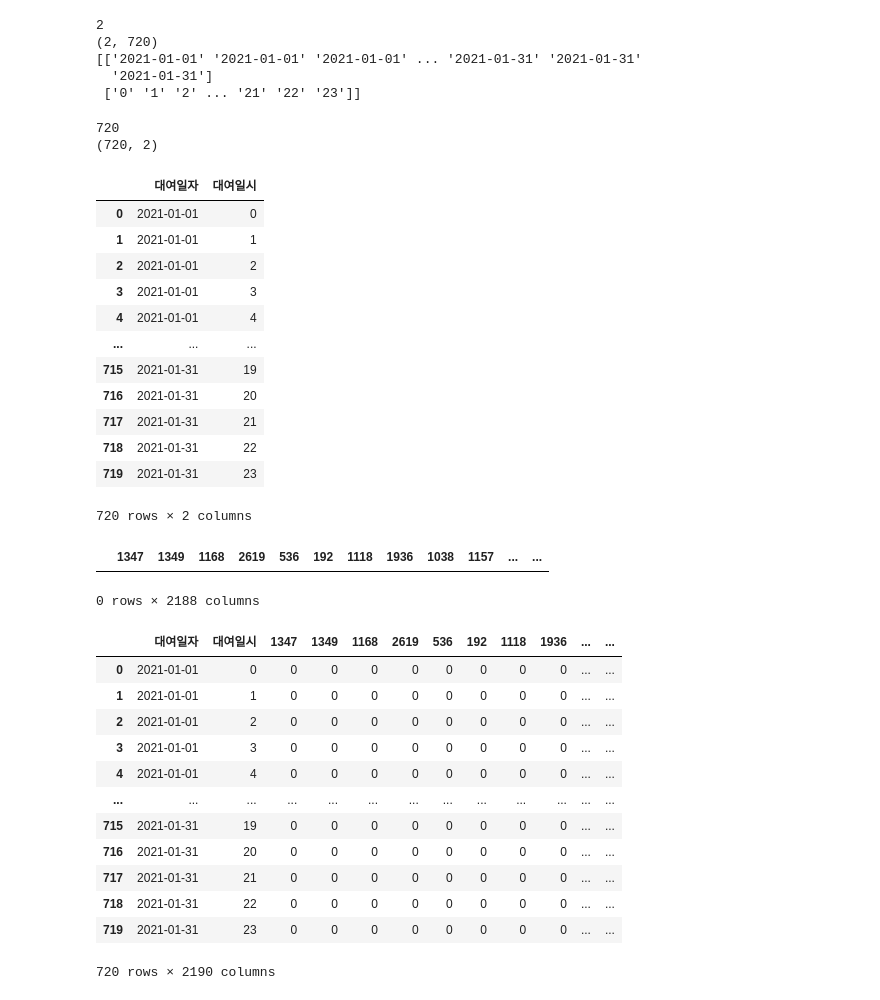
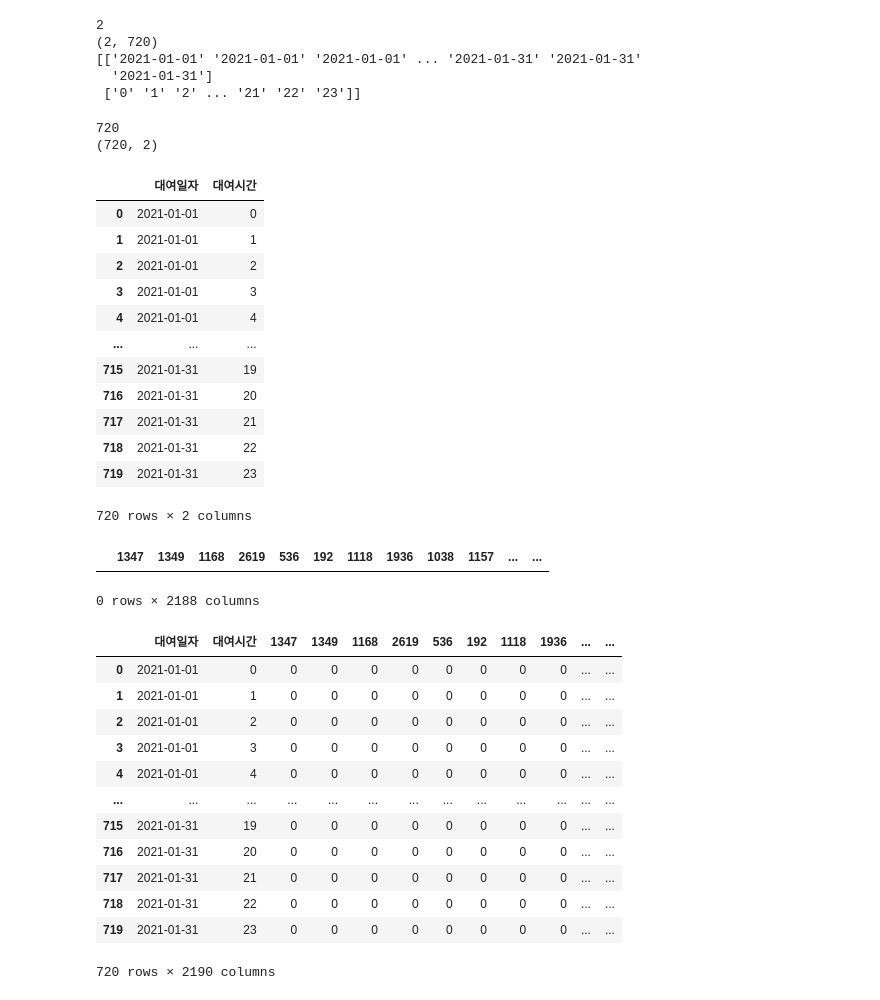
Before and after one commit to Jeong-JaeYoon/Today-I-Learned, a Jupyter notebook: 2022-1-ProbabilisticGraphicalModelAndNetworkData/new_data_summary.ipynb, the cells around one changed output. Drawn from its saved outputs; the diff is of its cells as text; code cells hidden in the pictures.

Commit message:
data_summary

```diff
--- a/2022-1-ProbabilisticGraphicalModelAndNetworkData/new_data_summary.ipynb
+++ b/2022-1-ProbabilisticGraphicalModelAndNetworkData/new_data_summary.ipynb
@@ -41,0 +26,11 @@ january
+# %%
+january = pd.read_csv(path_dir+'\\'+zip[0], encoding='CP949')
+'''january
+january = open(path_dir+'\\'+zip[2],'r',encoding='UTF-8')
+import csv
+wr = csv.writer(january)
+rdr = csv.reader(january)
+for line in rdr:
+    print(line)
+    break
+'''
@@ -41,0 +39,11 @@ january
+# %%
+#df = pd.read_csv('C:\\Users\\JungInKim\\Desktop\\h\data\\서울특별시 공공자전거 이용정보(시간대별)_21.03.csv',encoding='CP949')
+import csv
+with open('D:\\workspace\\Today-I-Learned\\2022-1-ProbabilisticGraphicalModelAndNetworkData\\dataset\\서울특별시 공공자전거 이용정보(시간대별)_21.01.csv','r+',encoding='CP949',errors='ignore') as f :
+    reader = csv.reader(f)
+    for i,row in enumerate(reader):
+        if i == 0:
+            columns_name = row
+        else :
+            break
+    df = pd.DataFrame(reader,columns=columns_name)
@@ -134,14 +158,14 @@ print(np_time)
   '2021-01-31']
  ['0' '1' '2' ... '21' '22' '23']]
 # %%
-df_time = pd.DataFrame(np_time.T, columns=['대여일자', '대여일시'])
+df_time = pd.DataFrame(np_time.T, columns=['대여일자', '대여시간'])
 print(len(df_time))
 print(df_time.shape)
 df_time
 # %% [output]
 720
 (720, 2)
-|  | 대여일자 | 대여일시 |
+|  | 대여일자 | 대여시간 |
 | 0 | 2021-01-01 | 0 |
 | 1 | 2021-01-01 | 1 |
 | 2 | 2021-01-01 | 2 |
@@ -164,7 +188,7 @@ station_id
 df = pd.concat([df_time, station_id], axis=1).fillna(0)
 df
 # %% [output]
-|  | 대여일자 | 대여일시 | 1347 | 1349 | 1168 | 2619 | 536 | 192 | 1118 | 1936 | ... | ... |
+|  | 대여일자 | 대여시간 | 1347 | 1349 | 1168 | 2619 | 536 | 192 | 1118 | 1936 | ... | ... |
 | 0 | 2021-01-01 | 0 | 0 | 0 | 0 | 0 | 0 | 0 | 0 | 0 | ... | ... |
 | 1 | 2021-01-01 | 1 | 0 | 0 | 0 | 0 | 0 | 0 | 0 | 0 | ... | ... |
 | 2 | 2021-01-01 | 2 | 0 | 0 | 0 | 0 | 0 | 0 | 0 | 0 | ... | ... |
```
Also changed, not shown: parts of 25 cells of this notebook.
